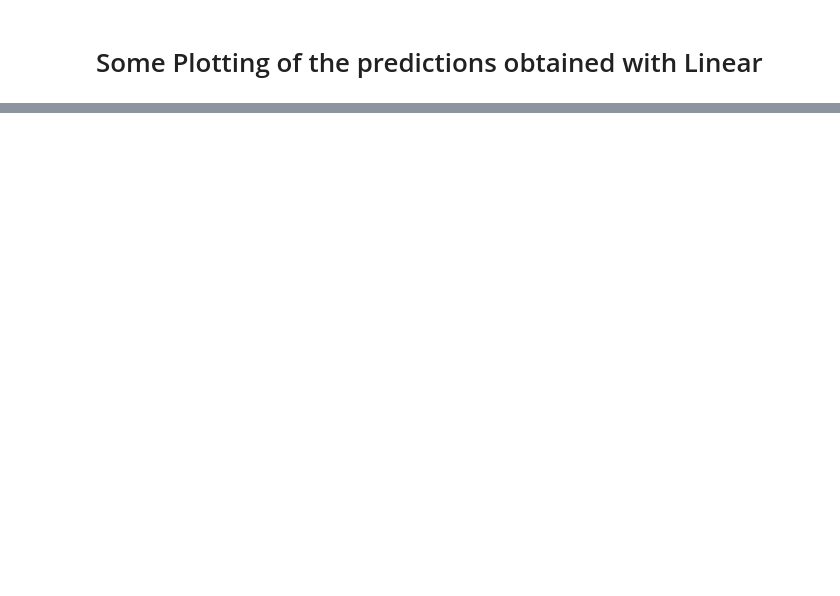
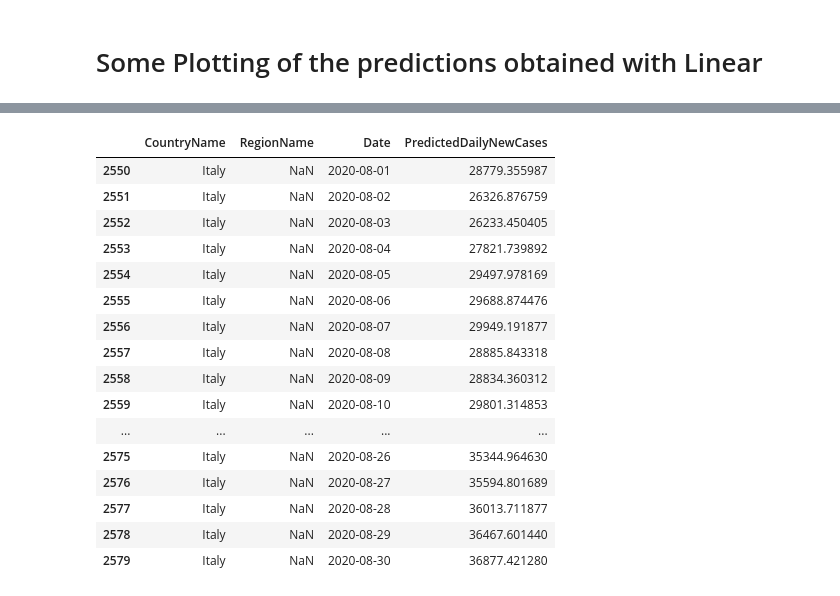
Before and after one commit to riccardoscheda/Bologna-Against-COVID, a Jupyter notebook: personal/MC/linear_pred_analysis.ipynb, the cells around one changed output, grey strips where cells are left out. Cells and saved outputs as stored; diff of their text form; code cells hidden in the pictures; blank space fills up the shorter version.

```diff
--- a/personal/MC/linear_pred_analysis.ipynb
+++ b/personal/MC/linear_pred_analysis.ipynb
@@ -69,0 +112,24 @@ for npi_col in npi_cols:
+# %%
+# Siccome li ho già predetti nell'altro notebook, carichiamo le previsioni per i 30 giorni di agosto
+
+pred = pd.read_csv(os.path.join('predictions', 'try_1_month.csv'))
+df_full[df_full.CountryName == 'Italy' and df_full.Date <= ]
+pred[pred.CountryName == 'Italy']
+# %% [output]
+|  | CountryName | RegionName | Date | PredictedDailyNewCases |
+| 2550 | Italy | NaN | 2020-08-01 | 28779.355987 |
+| 2551 | Italy | NaN | 2020-08-02 | 26326.876759 |
+| 2552 | Italy | NaN | 2020-08-03 | 26233.450405 |
+| 2553 | Italy | NaN | 2020-08-04 | 27821.739892 |
+| 2554 | Italy | NaN | 2020-08-05 | 29497.978169 |
+| 2555 | Italy | NaN | 2020-08-06 | 29688.874476 |
+| 2556 | Italy | NaN | 2020-08-07 | 29949.191877 |
+| 2557 | Italy | NaN | 2020-08-08 | 28885.843318 |
+| 2558 | Italy | NaN | 2020-08-09 | 28834.360312 |
+| 2559 | Italy | NaN | 2020-08-10 | 29801.314853 |
+| ... | ... | ... | ... | ... |
+| 2575 | Italy | NaN | 2020-08-26 | 35344.964630 |
+| 2576 | Italy | NaN | 2020-08-27 | 35594.801689 |
+| 2577 | Italy | NaN | 2020-08-28 | 36013.711877 |
+| 2578 | Italy | NaN | 2020-08-29 | 36467.601440 |
+| 2579 | Italy | NaN | 2020-08-30 | 36877.421280 |
```
Also changed, not shown: parts of 4 cells of this notebook, 2 other files.
